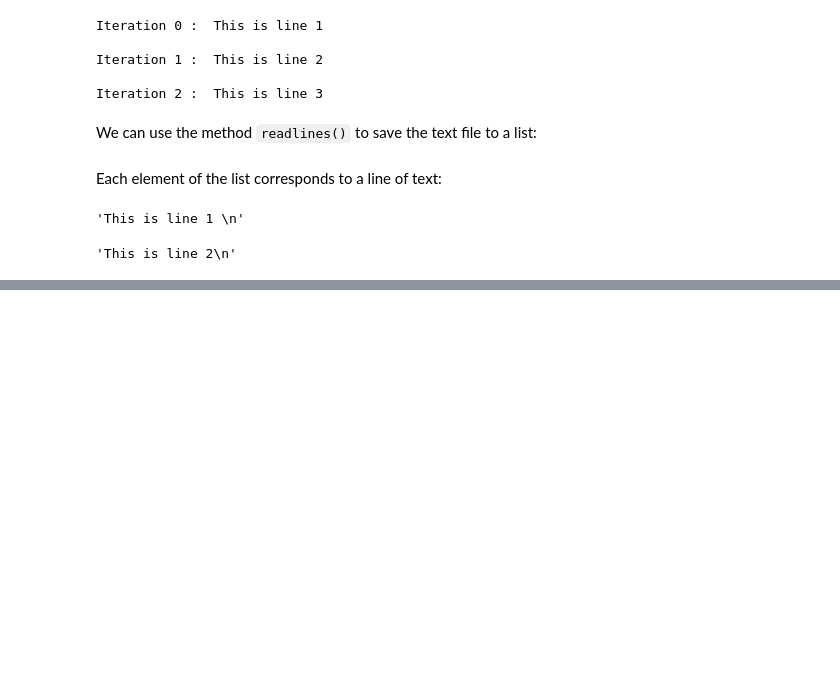
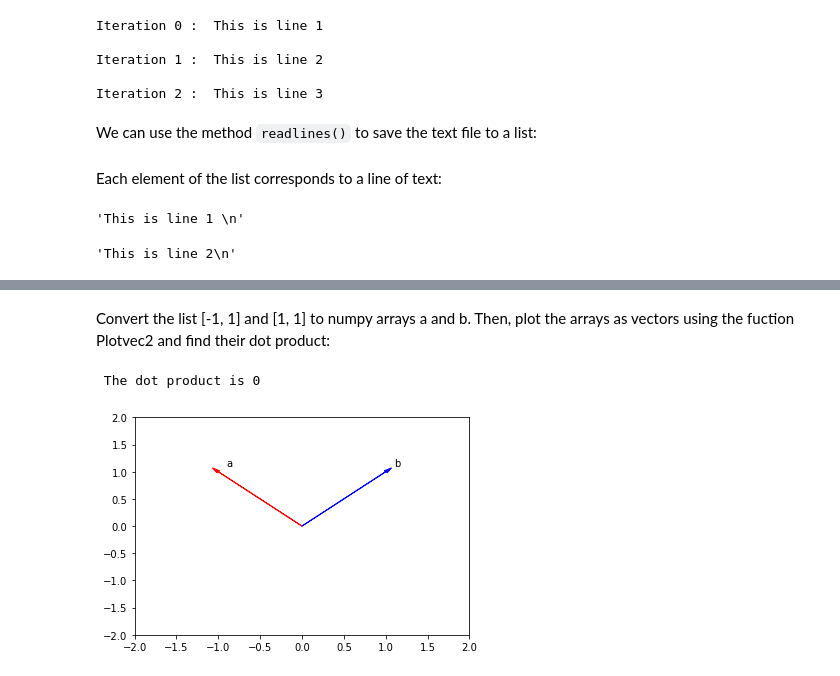
Before and after one commit to S3gam/Python_basics_for_DS, a Jupyter notebook: Python_basics_for_DS_(Module_4).ipynb, the cells around one changed output, grey strips where cells are left out. Saved outputs shown, nothing was run; the diff lists cells and outputs as text; code cells hidden in the pictures; blank space fills up the shorter version.

```diff
--- a/Python_basics_for_DS_(Module_4).ipynb
+++ b/Python_basics_for_DS_(Module_4).ipynb
@@ -233,0 +1011,12 @@ FileasList[1]
+# %% [markdown]
+Convert the list [-1, 1] and [1, 1] to numpy arrays a and b. Then, plot the arrays as vectors using the fuction Plotvec2 and find their dot product:
+# %%
+a = np.array([-1,1])
+b= np.array([1,1])
+
+Plotvec2(a,b)
+
+print(' The dot product is', np.dot(a,b))
+# %% [output]
+ The dot product is 0
+[figure, added]
```
Also changed, not shown: parts of 167 cells of this notebook.
